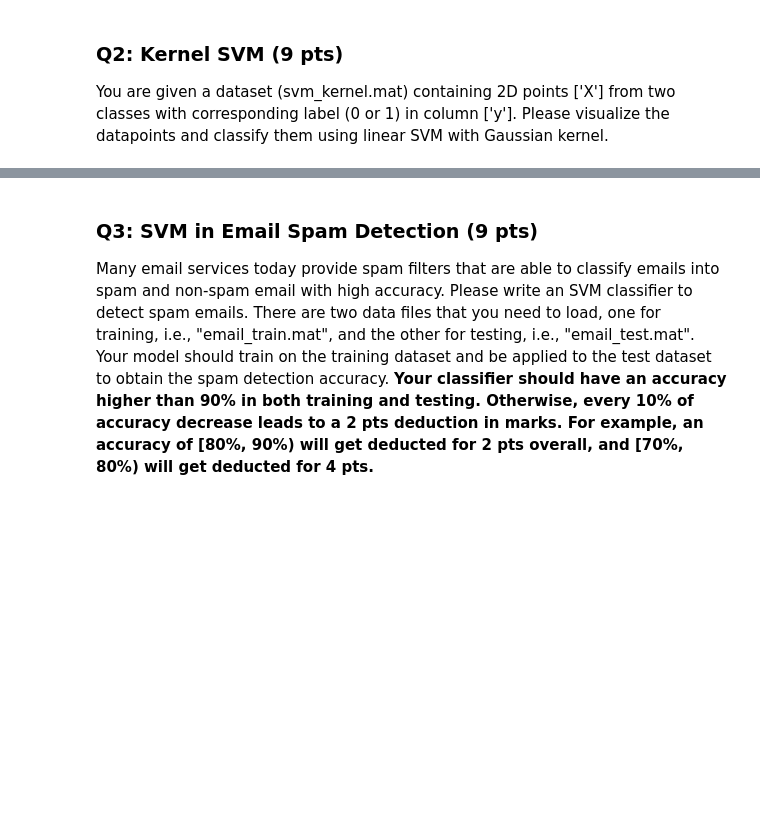
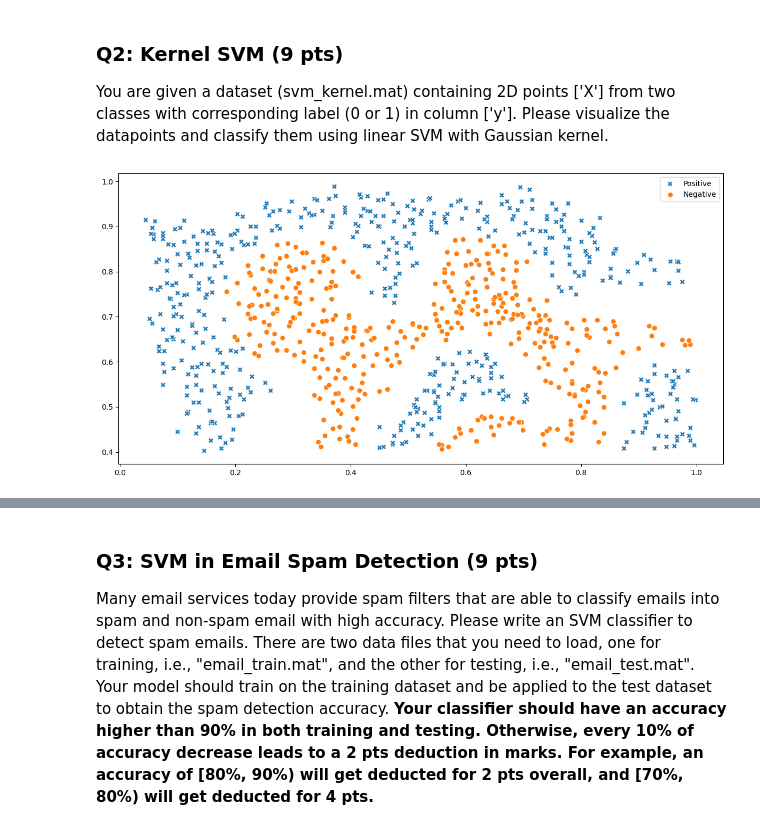
Before and after one commit to TosakaUCW/DS4023-ML, a Jupyter notebook: Assignment 3/src/ipynb/DS4023_assignment3.ipynb, the cells around one changed output, grey strips where cells are left out. Saved outputs shown, nothing was run; the diff lists cells and outputs as text; code cells hidden in the pictures; blank space fills up the shorter version.

```diff
--- a/Assignment 3/src/ipynb/DS4023_assignment3.ipynb
+++ b/Assignment 3/src/ipynb/DS4023_assignment3.ipynb
@@ -43,18 +96,43 @@ You are given a dataset (svm_kernel.mat) containing 2D points ['X'] from two cla
 # %%
 """
 Part 1: Visualize the datapoints. Your plot should look similar to the sample one.
 """
 
 import pandas as pd
 import matplotlib.pyplot as plt
 from scipy.io import loadmat
+import seaborn as sb
 
-# plot the data use scatter plot.
 def plot_svm_kernel():
     global data_svm_kernel
-    # Your code here.
+
+    data_svm_kernel = loadmat('data/svm_kernel.mat')
+    X2 = data_svm_kernel['X']
+    y2 = data_svm_kernel['y'].ravel()
+
+    data = pd.DataFrame(data_svm_kernel['X'], columns=['X1', 'X2'])
+    data['y'] = data_svm_kernel['y']
+
+    plt.figure(figsize=(12, 6))
+    sb.scatterplot(
+        data=data,
+        x='X1', y='X2',
+        hue='y',
+        style='y',
+        palette={1: '#1f77b4', 0: '#ff7f0e'},
+        markers={1: 'X', 0: 'o'},
+        s=50,
+    )
+    plt.xlabel('')
+    plt.ylabel('')
+    plt.legend(labels=['Positive', 'Negative'])
+    plt.tight_layout()
+    plt.show()
+
 
 plot_svm_kernel()
+# %% [output]
+[figure, added]
 # %% [markdown]
 ![sample image for data visualization](./plot3.png)
 # %%
```
Also changed, not shown: parts of 6 cells of this notebook, 7 other files.
